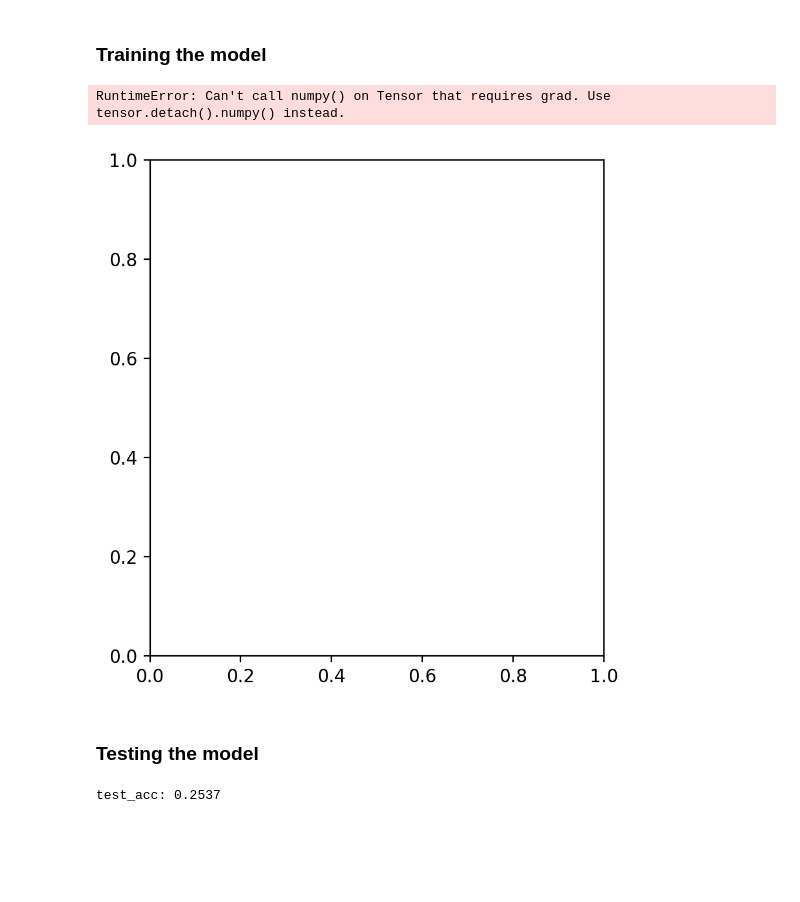
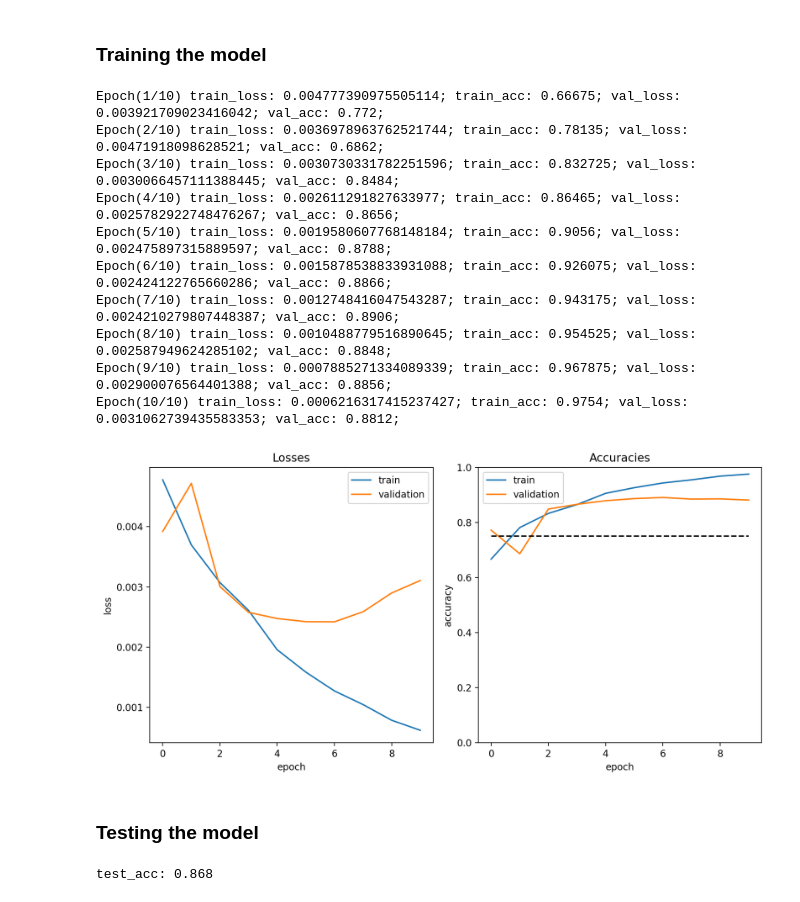
Before and after one commit to MehdiJmlkh/Deep-Learning-Course-Homeworks-S2024, a Jupyter notebook: HW3/RNN.ipynb, the cells around one changed output. Saved outputs shown, nothing was run; the diff lists cells and outputs as text; code cells hidden in the pictures; blank space fills up the shorter version.

Commit message:
Plot losses and accuracies

```diff
--- a/HW3/RNN.ipynb
+++ b/HW3/RNN.ipynb
@@ -583,7 +581,7 @@ if device == CUDA:
 
         accuracy = corrects / total
 
-        history['train_loss'].append(total_loss / total)
+        history['train_loss'].append((total_loss / total).cpu())
         history['train_acc'].append(accuracy)
 
 
@@ -601,7 +599,7 @@ if device == CUDA:
 
             accuracy = corrects / total
 
-            history['val_loss'].append(total_loss / total)
+            history['val_loss'].append((total_loss / total).cpu())
             history['val_acc'].append(accuracy)
 
         print(f"Epoch({epoch+1}/{num_epochs})", end=' ')
@@ -614,40 +612,53 @@ if device == CUDA:
 else:
     model.load_state_dict(load('lstm'))
     history = load('lstm_history')
+# %% [output]
+Epoch(1/10) train_loss: 0.004777390975505114; train_acc: 0.66675; val_loss: 0.003921709023416042; val_acc: 0.772;
+Epoch(2/10) train_loss: 0.0036978963762521744; train_acc: 0.78135; val_loss: 0.00471918098628521; val_acc: 0.6862;
+Epoch(3/10) train_loss: 0.0030730331782251596; train_acc: 0.832725; val_loss: 0.0030066457111388445; val_acc: 0.8484;
+Epoch(4/10) train_loss: 0.002611291827633977; train_acc: 0.86465; val_loss: 0.0025782922748476267; val_acc: 0.8656;
+Epoch(5/10) train_loss: 0.0019580607768148184; train_acc: 0.9056; val_loss: 0.002475897315889597; val_acc: 0.8788;
+Epoch(6/10) train_loss: 0.0015878538833931088; train_acc: 0.926075; val_loss: 0.002424122765660286; val_acc: 0.8866;
+Epoch(7/10) train_loss: 0.0012748416047543287; train_acc: 0.943175; val_loss: 0.0024210279807448387; val_acc: 0.8906;
+Epoch(8/10) train_loss: 0.0010488779516890645; train_acc: 0.954525; val_loss: 0.002587949624285102; val_acc: 0.8848;
+Epoch(9/10) train_loss: 0.0007885271334089339; train_acc: 0.967875; val_loss: 0.002900076564401388; val_acc: 0.8856;
+Epoch(10/10) train_loss: 0.0006216317415237427; train_acc: 0.9754; val_loss: 0.0031062739435583353; val_acc: 0.8812;
 # %%
 import matplotlib.pyplot as plt
 plt.figure(dpi=200, figsize=(10, 5))
 
 plt.subplot(121)
-plt.plot(history['train_loss'], label='train')
+with torch.no_grad():
+  plt.plot(history['train_loss'], label='train')
 plt.plot(history['val_loss'], label='validation')
 plt.xlabel('epoch')
 plt.ylabel('loss')
 plt.title('Losses')
 plt.legend()
 
 plt.subplot(122)
 plt.plot(history['train_acc'], label='train')
 plt.plot(history['val_acc'], label='validation')
+plt.plot(0.75 * torch.ones(num_epochs), 'k--')
 plt.legend()
 plt.xlabel('epoch')
 plt.ylabel('accuracy')
 plt.ylim(0, 1)
 plt.title('Accuracies')
 
 plt.tight_layout()
 plt.show()
 # %% [output]
-RuntimeError: Can't call numpy() on Tensor that requires grad. Use tensor.detach().numpy() instead.
-[figure, old version]
+[figure, new version]
 # %% [markdown]
 ### Testing the model
 # %%
 correct = 0
 for batch, labels in test_loader:
+    batch, labels = batch.to(device), labels.to(device)
     output, _ = model(batch)
     _, predicted = output.max(1)
     correct += predicted.eq(labels).sum().item()
 print("test_acc:", correct / len(test_dataset))
 # %% [output]
-test_acc: 0.2537
+test_acc: 0.868
```
Also changed, not shown: parts of 4 cells of this notebook.
